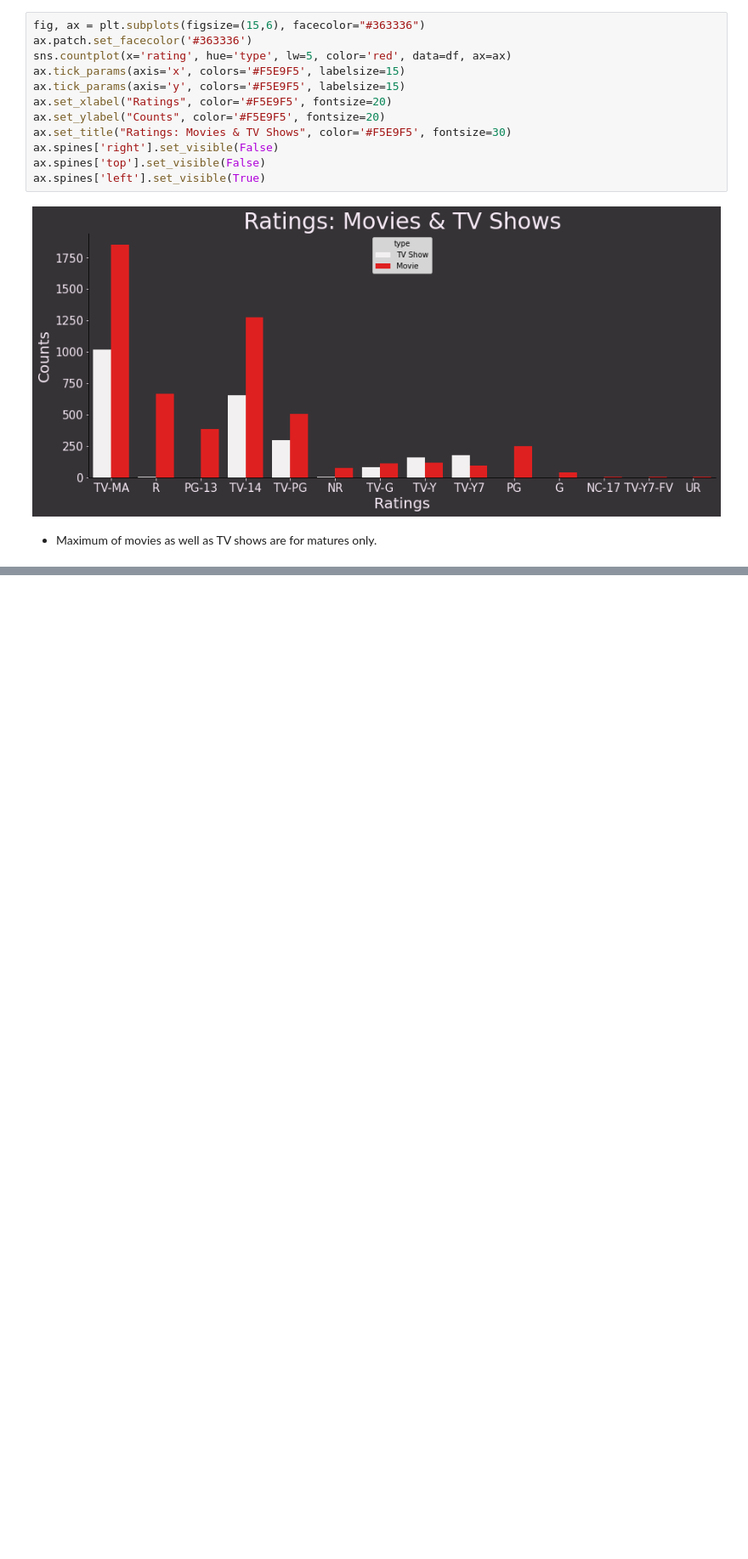
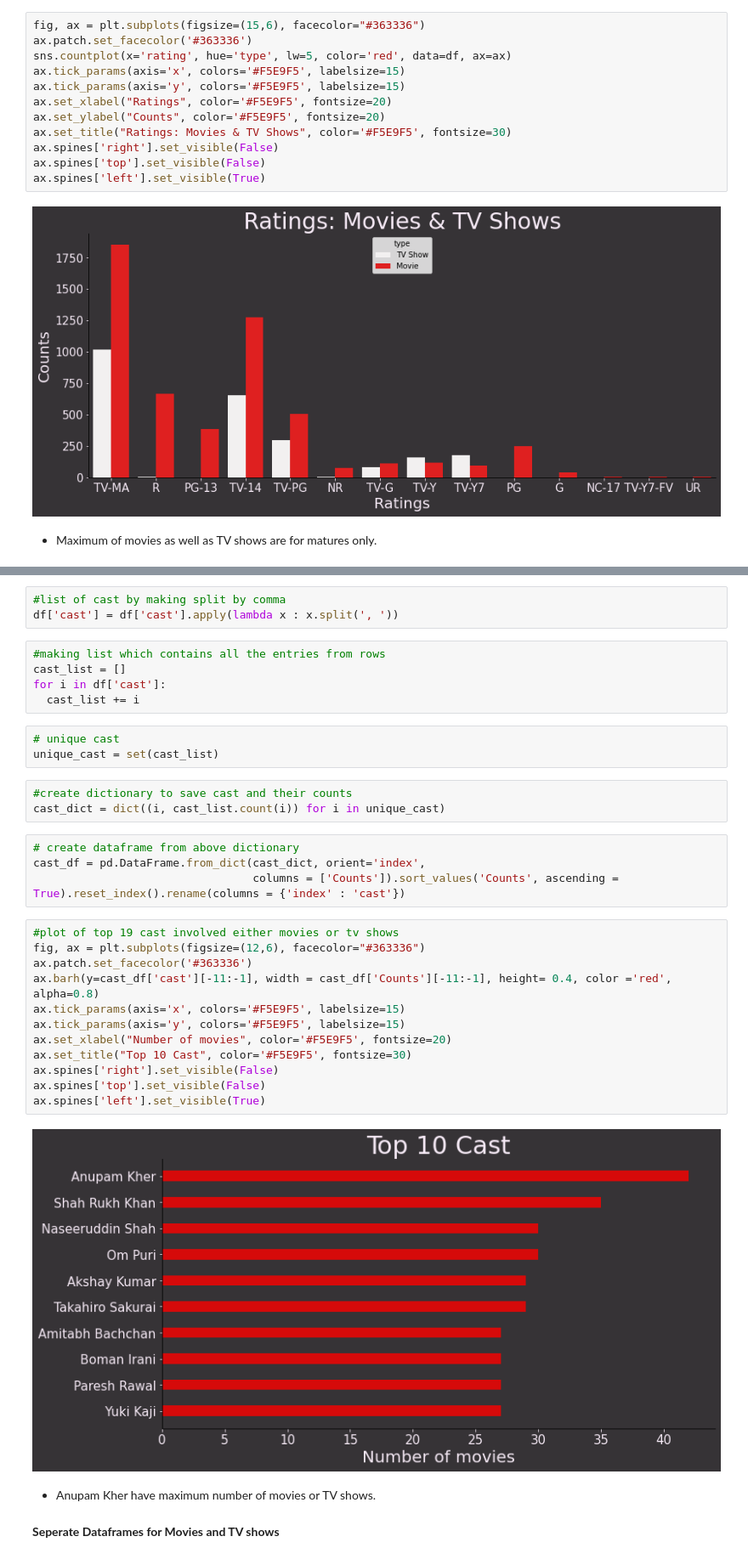
Before and after one commit to AkashK18/-NETFLIX-MOVIES-AND-TV-SHOWS-CLUSTERING, a Jupyter notebook: Netflix_&_TV_Shows.ipynb, the cells around one changed output, grey strips where cells are left out. Shown: that part at 85% size. Cells and saved outputs as stored; diff of their text form; blank space fills up the shorter version.

```diff
--- a/Netflix_&_TV_Shows.ipynb
+++ b/Netflix_&_TV_Shows.ipynb
@@ -447,0 +453,38 @@ ax.spines['left'].set_visible(True)
+# %%
+#list of cast by making split by comma
+df['cast'] = df['cast'].apply(lambda x : x.split(', '))
+# %%
+#making list which contains all the entries from rows
+cast_list = []
+for i in df['cast']:
+  cast_list += i
+# %%
+# unique cast
+unique_cast = set(cast_list)
+# %%
+#create dictionary to save cast and their counts
+cast_dict = dict((i, cast_list.count(i)) for i in unique_cast)
+# %%
+# create dataframe from above dictionary
+cast_df = pd.DataFrame.from_dict(cast_dict, orient='index',
+                                 columns = ['Counts']).sort_values('Counts', ascending = True).reset_index().rename(columns = {'index' : 'cast'})
+# %%
+#plot of top 19 cast involved either movies or tv shows
+fig, ax = plt.subplots(figsize=(12,6), facecolor="#363336")
+ax.patch.set_facecolor('#363336')
+ax.barh(y=cast_df['cast'][-11:-1], width = cast_df['Counts'][-11:-1], height= 0.4, color ='red', alpha=0.8)
+ax.tick_params(axis='x', colors='#F5E9F5', labelsize=15)
+ax.tick_params(axis='y', colors='#F5E9F5', labelsize=15)
+ax.set_xlabel("Number of movies", color='#F5E9F5', fontsize=20)
+ax.set_title("Top 10 Cast", color='#F5E9F5', fontsize=30)
+ax.spines['right'].set_visible(False)
+ax.spines['top'].set_visible(False)
+ax.spines['left'].set_visible(True)
+# %% [output]
+[figure, added]
+# %% [markdown]
+
+
+*   Anupam Kher have maximum number of movies or TV shows.
+# %% [markdown]
+**Seperate Dataframes for Movies and TV shows**
```
Also changed, not shown: parts of 33 cells of this notebook.
